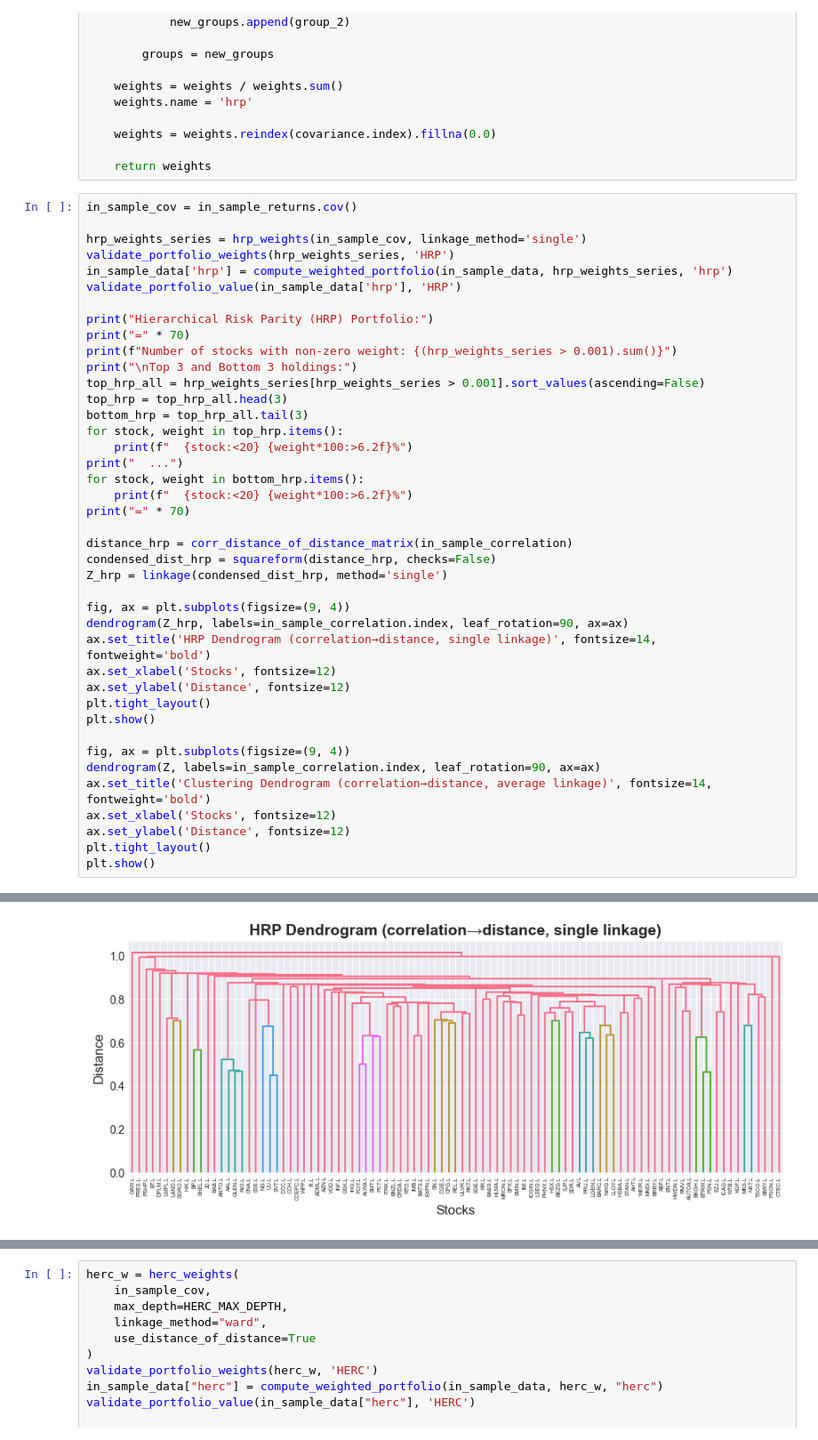
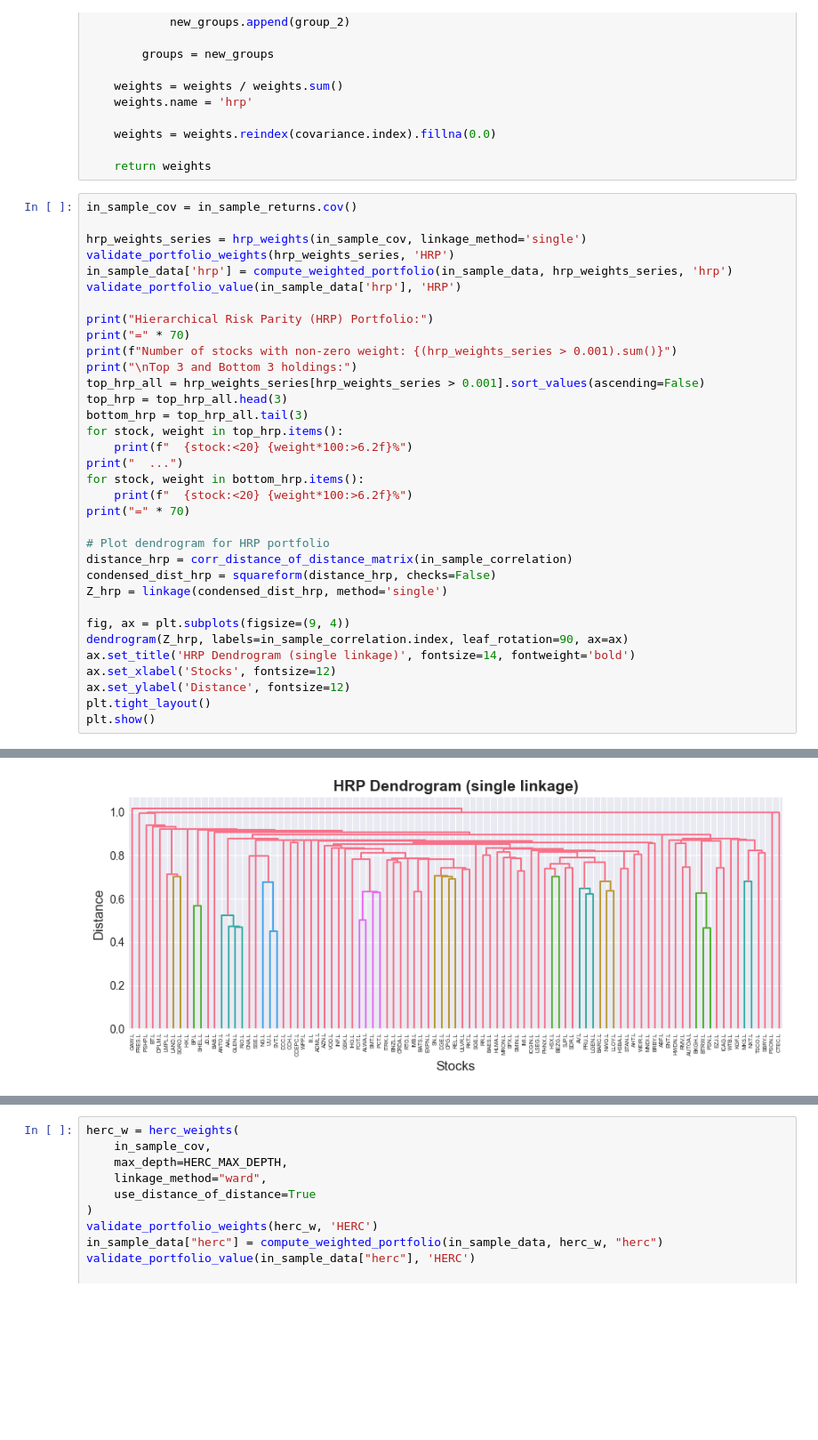
Before and after one commit to AUEBs-INVESTMENT-FINANCE-CLUB/network-clustering-portfolios, a Jupyter notebook: network_hierarchical_portfolios.ipynb, the cells around one changed output, grey strips where cells are left out. Shown at 89% size. Drawn from its saved outputs; the diff is of its cells as text; blank space fills up the shorter version.

Commit message:
Clustering Portfolios Vizualizations

```diff
--- a/network_hierarchical_portfolios.ipynb
+++ b/network_hierarchical_portfolios.ipynb
@@ -1059,40 +1034,33 @@ for stock, weight in top_hrp.items():
     print(f"  {stock:<20} {weight*100:>6.2f}%")
 print("  ...")
 for stock, weight in bottom_hrp.items():
     print(f"  {stock:<20} {weight*100:>6.2f}%")
 print("=" * 70)
 
+# Plot dendrogram for HRP portfolio
 distance_hrp = corr_distance_of_distance_matrix(in_sample_correlation)
 condensed_dist_hrp = squareform(distance_hrp, checks=False)
 Z_hrp = linkage(condensed_dist_hrp, method='single')
 
 fig, ax = plt.subplots(figsize=(9, 4))
 dendrogram(Z_hrp, labels=in_sample_correlation.index, leaf_rotation=90, ax=ax)
-ax.set_title('HRP Dendrogram (correlation→distance, single linkage)', fontsize=14, fontweight='bold')
+ax.set_title('HRP Dendrogram (single linkage)', fontsize=14, fontweight='bold')
 ax.set_xlabel('Stocks', fontsize=12)
 ax.set_ylabel('Distance', fontsize=12)
 plt.tight_layout()
 plt.show()
-
-fig, ax = plt.subplots(figsize=(9, 4))
-dendrogram(Z, labels=in_sample_correlation.index, leaf_rotation=90, ax=ax)
-ax.set_title('Clustering Dendrogram (correlation→distance, average linkage)', fontsize=14, fontweight='bold')
-ax.set_xlabel('Stocks', fontsize=12)
-ax.set_ylabel('Distance', fontsize=12)
-plt.tight_layout()
-plt.show()
 # %% [output]
 Hierarchical Risk Parity (HRP) Portfolio:
 ======================================================================
 Number of stocks with non-zero weight: 95
 
 Top 3 and Bottom 3 holdings:
   PSHP.L                 3.43%
   LMPL.L                 2.58%
   REL.L                  2.55%
   ...
   RIO.L                  0.31%
   EZJ.L                  0.30%
   GLEN.L                 0.27%
 ======================================================================
-[figure, old version]
+[figure, new version]
```
Also changed, not shown: parts of 32 cells of this notebook.
